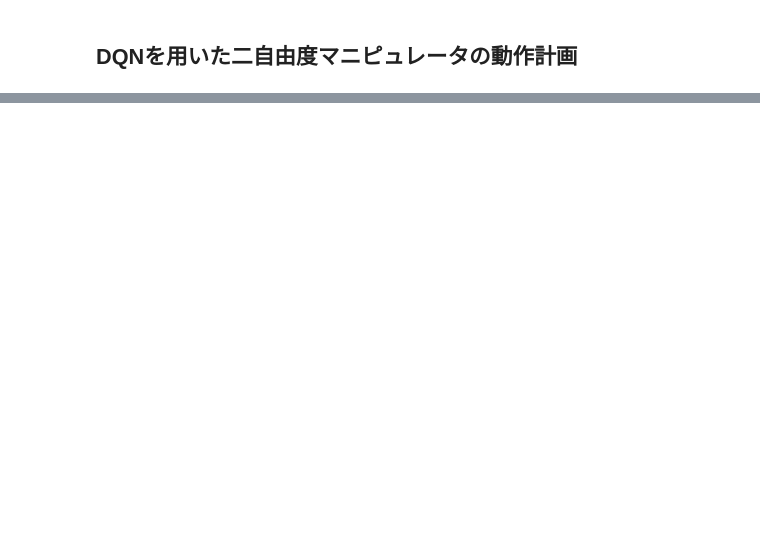
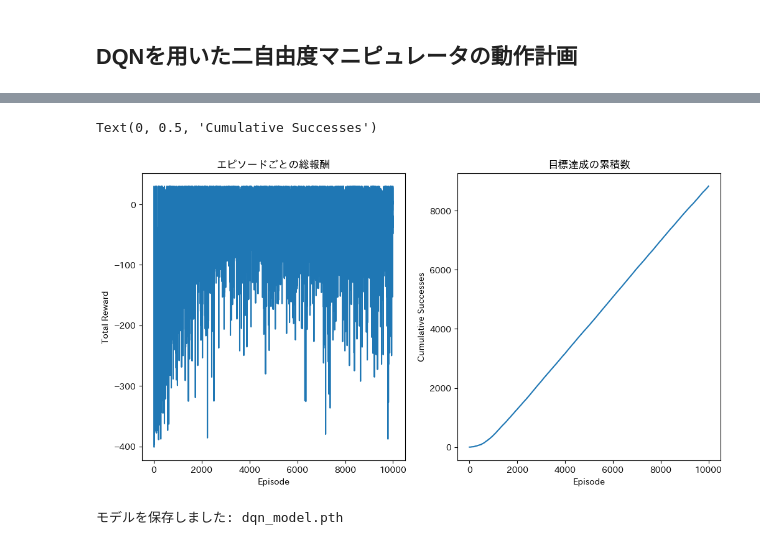
Before and after one commit to Yusuke-Kuribayashi/rl_robotics_tutorial, a Jupyter notebook: 2d2ee_robot/main.ipynb, the cells around one changed output, grey strips where cells are left out. Saved outputs shown, nothing was run; the diff lists cells and outputs as text; code cells hidden in the pictures; blank space fills up the shorter version.

```diff
--- a/2d2ee_robot/main.ipynb
+++ b/2d2ee_robot/main.ipynb
@@ -14,5 +19,5 @@ from buffer import ReplayBuffer
 # %%
-# 行動を選択(ε-greedy法を使用)
+# 1) 行動を選択(ε-greedy法を使用)
 def select_action(model, state, action_dim, epsilon=0.2):
     # 探索
     if np.random.rand() < epsilon:
@@ -22,5 +27,5 @@ def select_action(model, state, action_dim, epsilon=0.2):
     state = torch.FloatTensor(state).unsqueeze(0)
     with torch.no_grad():
         q_values = model(state) # 各行動のq値を取得 (action_dim, )
-    return q_values.argmax().item()
+    return int(q_values.argmax(dim=1).item())
 # %%
@@ -62,0 +153,22 @@ def train():
+# %%
+steps = np.arange(0, len(logs['rewards']))
+plt.figure(figsize=(12, 6))
+plt.subplot(1, 2, 1)
+plt.plot(steps, logs['rewards'])
+plt.title('エピソードごとの総報酬')
+plt.xlabel('Episode')
+plt.ylabel('Total Reward')
+plt.subplot(1, 2, 2)
+plt.plot(steps, np.cumsum(logs['finished']))
+plt.title('目標達成の累積数')
+plt.xlabel('Episode')
+plt.ylabel('Cumulative Successes')
+# %% [output]
+Text(0, 0.5, 'Cumulative Successes')
+[figure, added]
+# %%
+# モデルの保存
+torch.save(model.state_dict(), './model/dqn_model.pth')
+print("モデルを保存しました: dqn_model.pth")
+# %% [output]
+モデルを保存しました: dqn_model.pth
```
Also changed, not shown: parts of 4 cells of this notebook, 5 other files.
